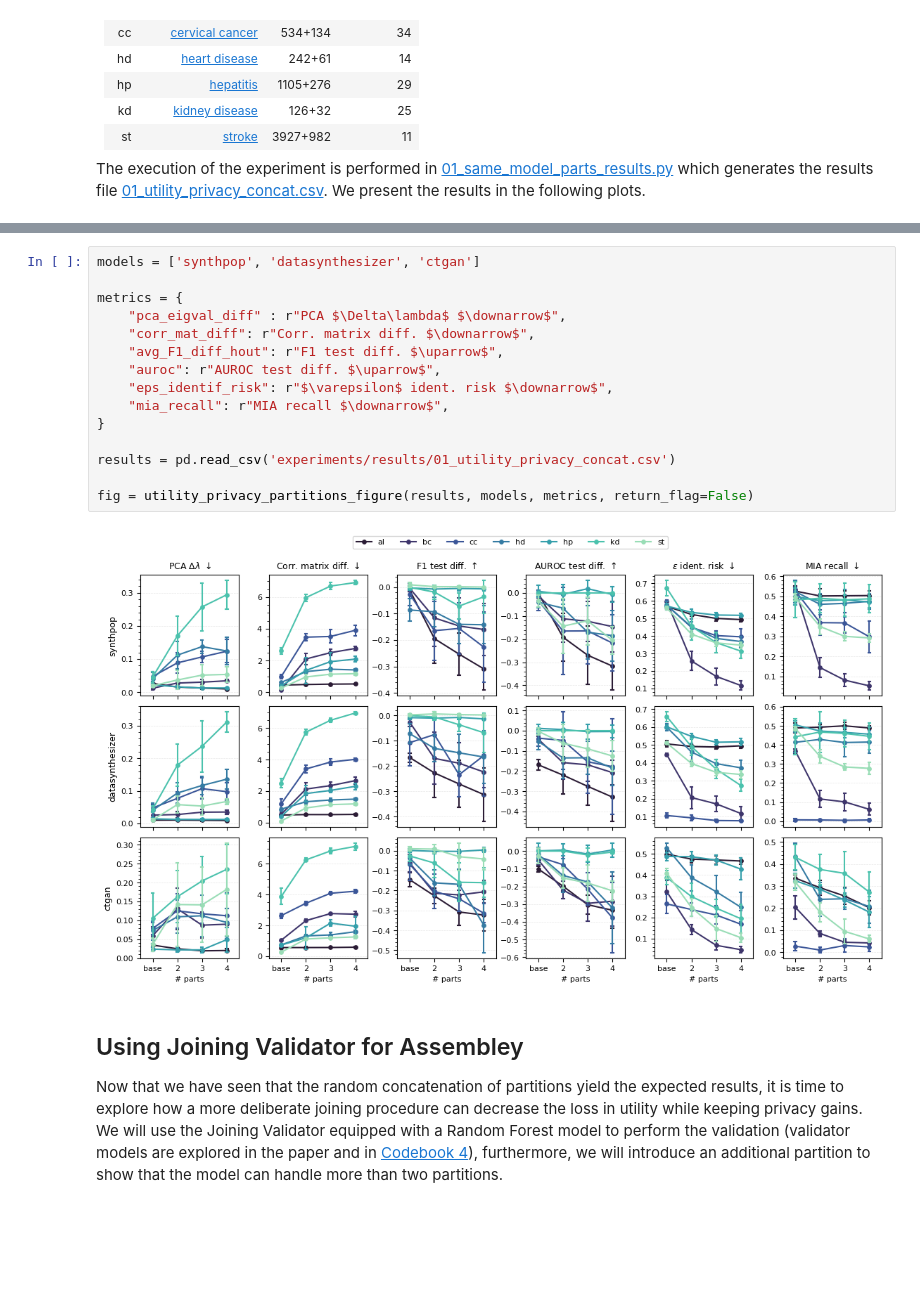
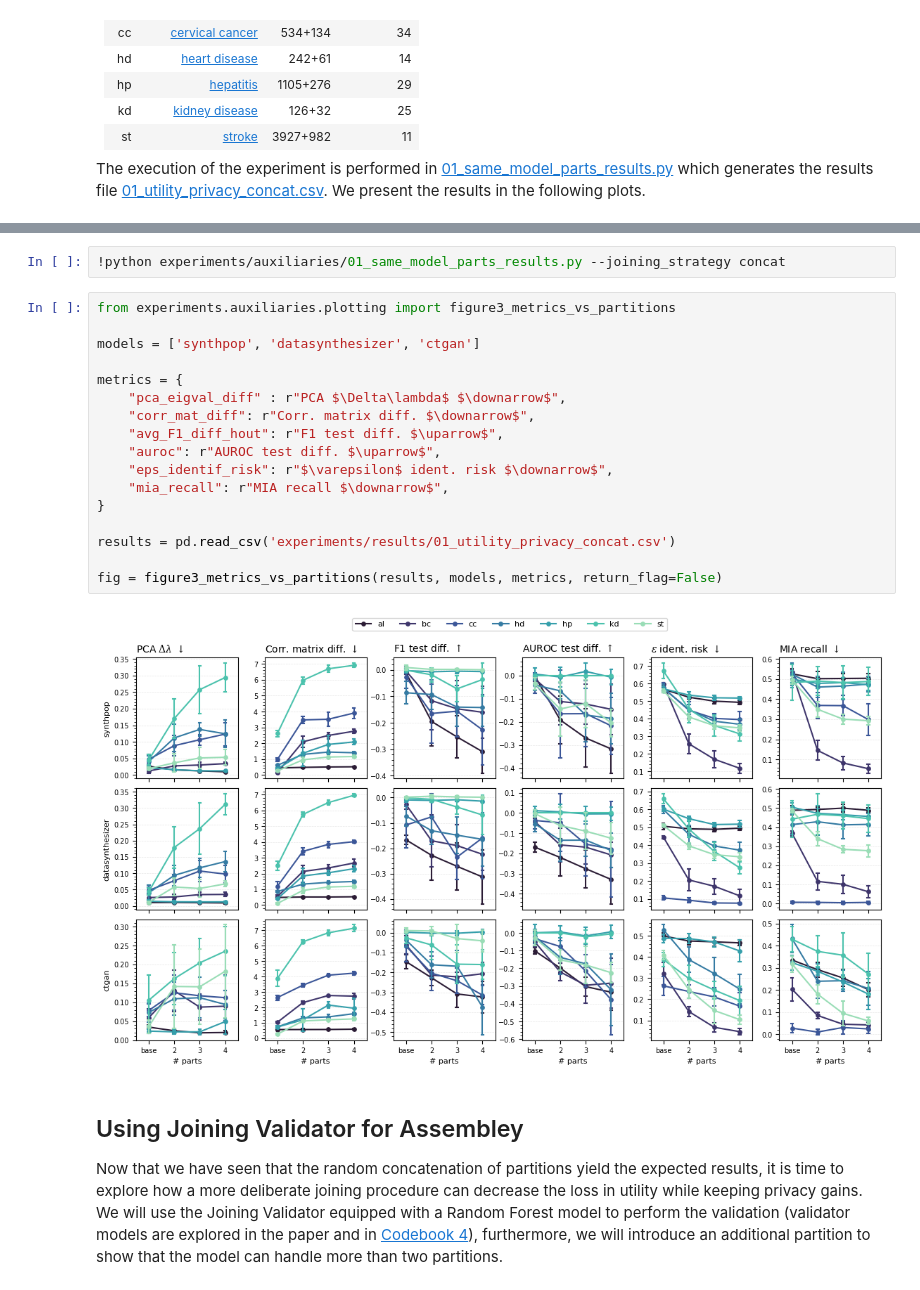
Before and after one commit to notna07/disjoint-synthetic-data-generation, a Jupyter notebook: 01_same_model_partitions.ipynb, the cells around one changed output, grey strips where cells are left out. Drawn from its saved outputs; the diff is of its cells as text; blank space fills up the shorter version.

```diff
--- a/01_same_model_partitions.ipynb
+++ b/01_same_model_partitions.ipynb
@@ -211,20 +161,24 @@ def utility_privacy_partitions_figure(results, models, metrics, return_flag=True
+# %%
+!python experiments/auxiliaries/01_same_model_parts_results.py --joining_strategy concat
 # %%
+from experiments.auxiliaries.plotting import figure3_metrics_vs_partitions
+
 models = ['synthpop', 'datasynthesizer', 'ctgan']
 
 metrics = {
     "pca_eigval_diff" : r"PCA $\Delta\lambda$ $\downarrow$",
     "corr_mat_diff": r"Corr. matrix diff. $\downarrow$",
     "avg_F1_diff_hout": r"F1 test diff. $\uparrow$",
     "auroc": r"AUROC test diff. $\uparrow$",
     "eps_identif_risk": r"$\varepsilon$ ident. risk $\downarrow$",
     "mia_recall": r"MIA recall $\downarrow$",
 }
 
 results = pd.read_csv('experiments/results/01_utility_privacy_concat.csv')
 
-fig = utility_privacy_partitions_figure(results, models, metrics, return_flag=False)
+fig = figure3_metrics_vs_partitions(results, models, metrics, return_flag=False)
 # %% [output]
-[figure, old version]
+[figure, new version]
 # %% [markdown]
 ## Using Joining Validator for Assembley
 
```
Also changed, not shown: parts of 9 cells of this notebook, 2 other files.
